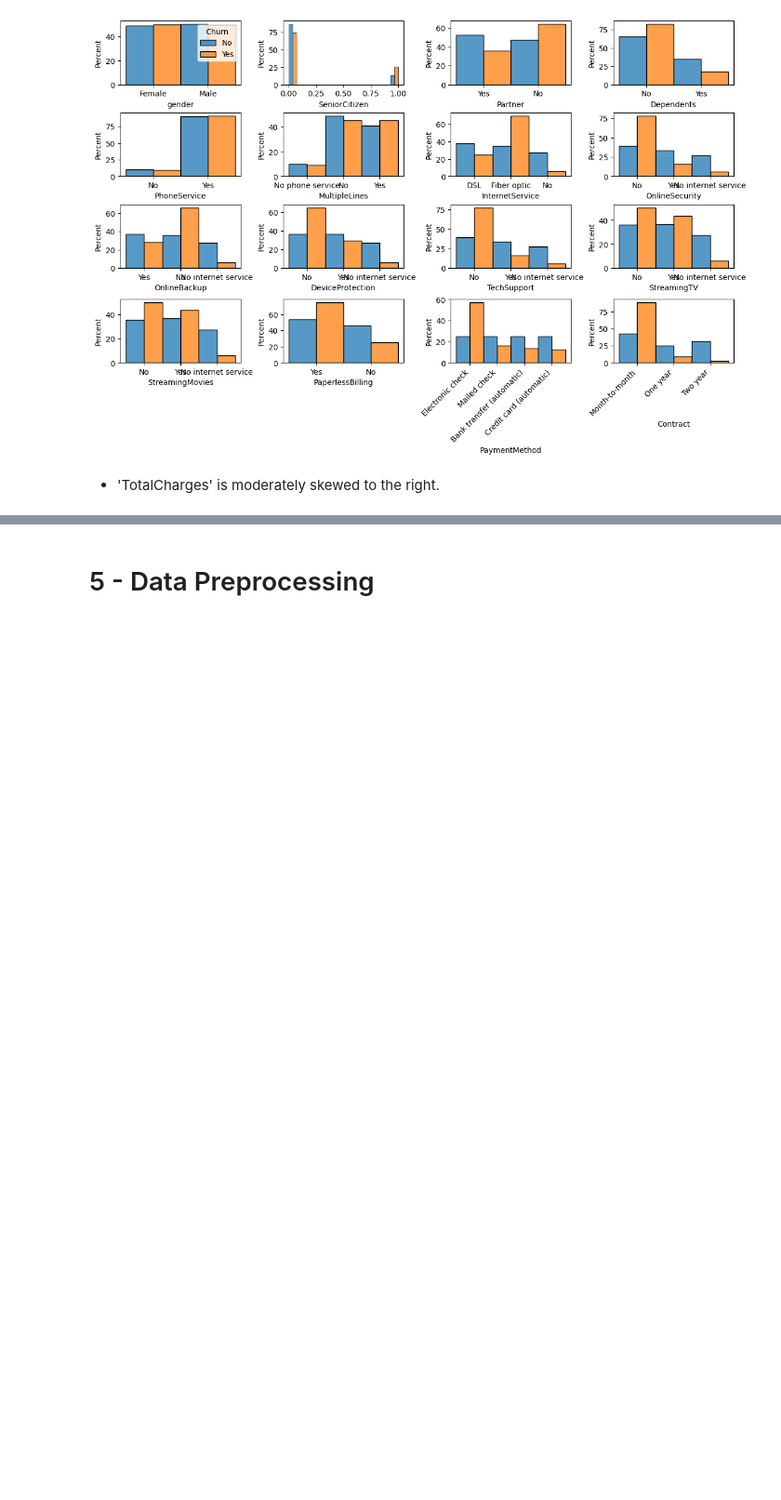
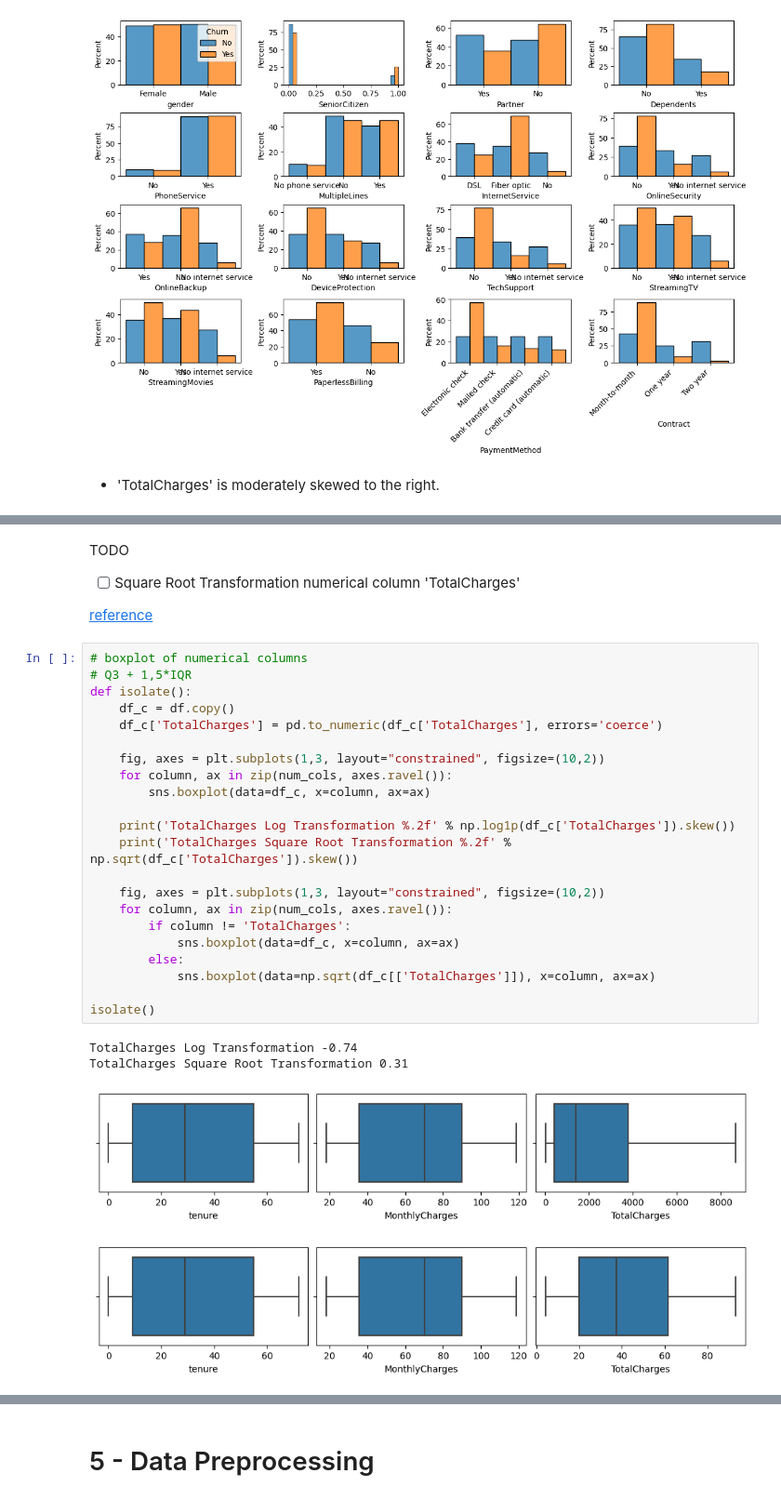
Before and after one commit to jasonrichdarmawan/p2-ml1, a Jupyter notebook: h8dsft_P2M1_jason_rich_darmawan_onggo_putra.ipynb, the cells around one changed output, grey strips where cells are left out. Shown: that part at 93% size. Saved outputs shown, nothing was run; the diff lists cells and outputs as text; blank space fills up the shorter version.

Commit message:
add EDA: numerical columns

```diff
--- a/h8dsft_P2M1_jason_rich_darmawan_onggo_putra.ipynb
+++ b/h8dsft_P2M1_jason_rich_darmawan_onggo_putra.ipynb
@@ -181,3 +183,35 @@ tenure            0.24
 MonthlyCharges   -0.22
 TotalCharges      0.96
 dtype: float64
+# %% [markdown]
+TODO
+- [ ] Square Root Transformation numerical column 'TotalCharges'
+
+[reference](https://towardsdatascience.com/top-3-methods-for-handling-skewed-data-1334e0debf45)
+# %%
+# boxplot of numerical columns
+# Q3 + 1,5*IQR
+def isolate():
+    df_c = df.copy()
+    df_c['TotalCharges'] = pd.to_numeric(df_c['TotalCharges'], errors='coerce')
+
+    fig, axes = plt.subplots(1,3, layout="constrained", figsize=(10,2))
+    for column, ax in zip(num_cols, axes.ravel()):
+        sns.boxplot(data=df_c, x=column, ax=ax)
+
+    print('TotalCharges Log Transformation %.2f' % np.log1p(df_c['TotalCharges']).skew())
+    print('TotalCharges Square Root Transformation %.2f' % np.sqrt(df_c['TotalCharges']).skew())
+
+    fig, axes = plt.subplots(1,3, layout="constrained", figsize=(10,2))
+    for column, ax in zip(num_cols, axes.ravel()):
+        if column != 'TotalCharges':
+            sns.boxplot(data=df_c, x=column, ax=ax)
+        else:
+            sns.boxplot(data=np.sqrt(df_c[['TotalCharges']]), x=column, ax=ax)
+
+isolate()
+# %% [output]
+TotalCharges Log Transformation -0.74
+TotalCharges Square Root Transformation 0.31
+[figure, added]
+[figure, added]
```
Also changed, not shown: parts of 4 cells of this notebook.
